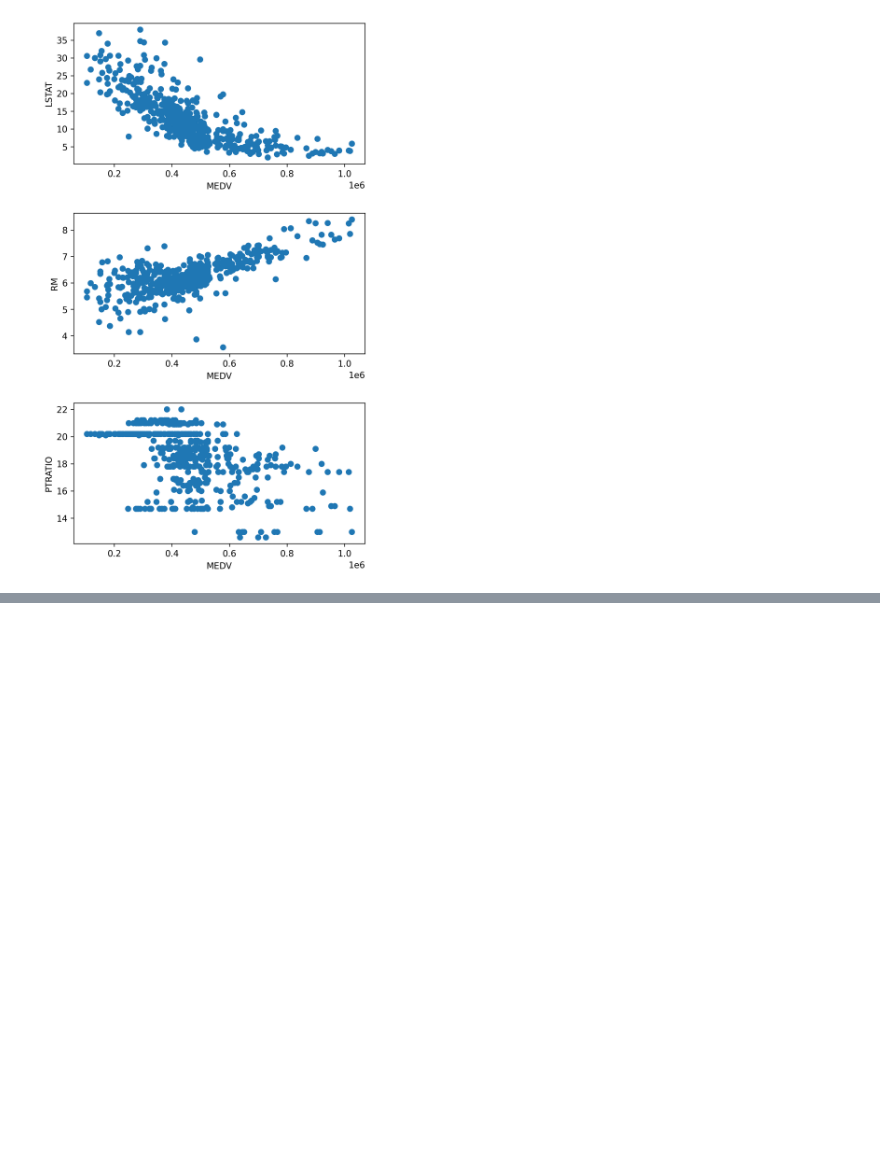
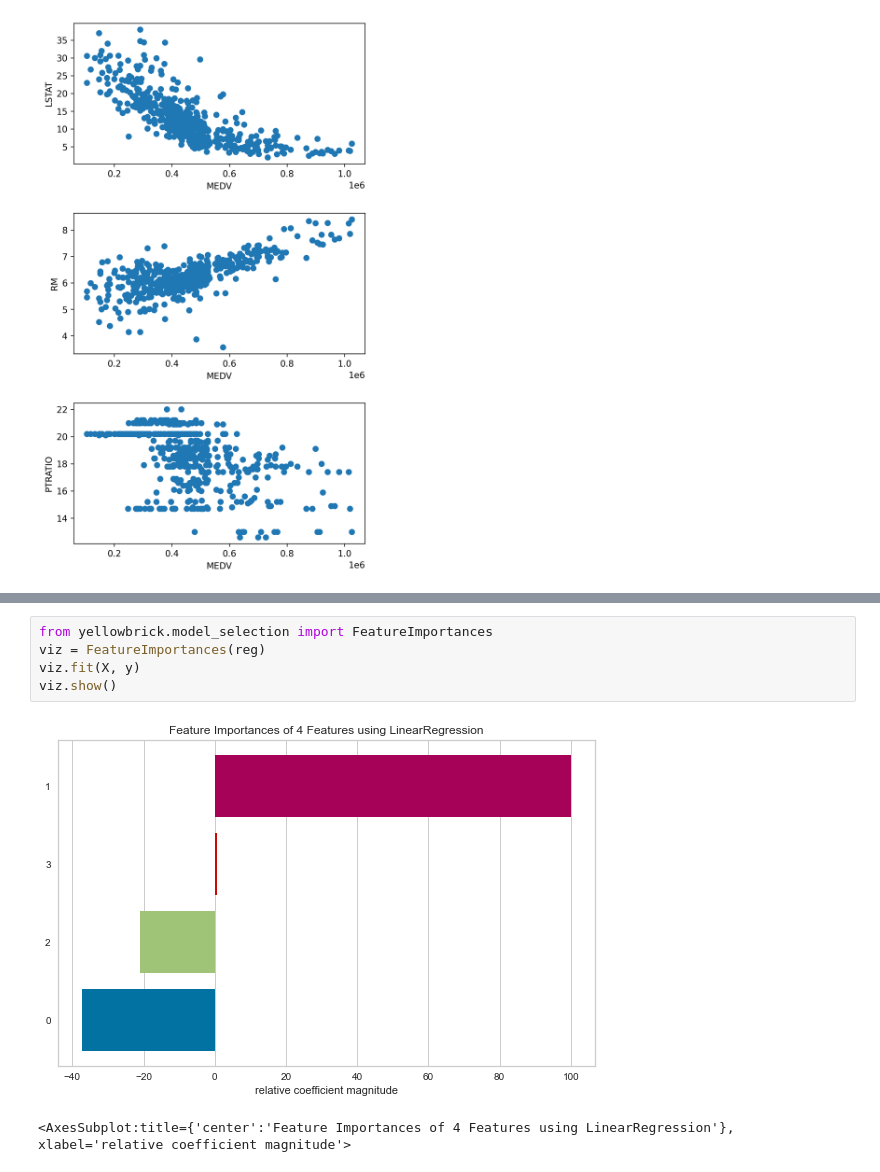
Before and after one commit to jaime0907/ml-fingerprint, a Jupyter notebook: boston_housing.ipynb, the cells around one changed output, grey strips where cells are left out. Cells and saved outputs as stored; diff of their text form; blank space fills up the shorter version.

```diff
--- a/boston_housing.ipynb
+++ b/boston_housing.ipynb
@@ -220,0 +235,8 @@ r.insert_model(model, "boston_regression", True, "regression", {"R2":score}, "3"
+# %%
+from yellowbrick.model_selection import FeatureImportances
+viz = FeatureImportances(reg)
+viz.fit(X, y)
+viz.show()
+# %% [output]
+[figure, added]
+<AxesSubplot:title={'center':'Feature Importances of 4 Features using LinearRegression'}, xlabel='relative coefficient magnitude'>
```
Also changed, not shown: parts of 12 cells of this notebook, 8 other files.
